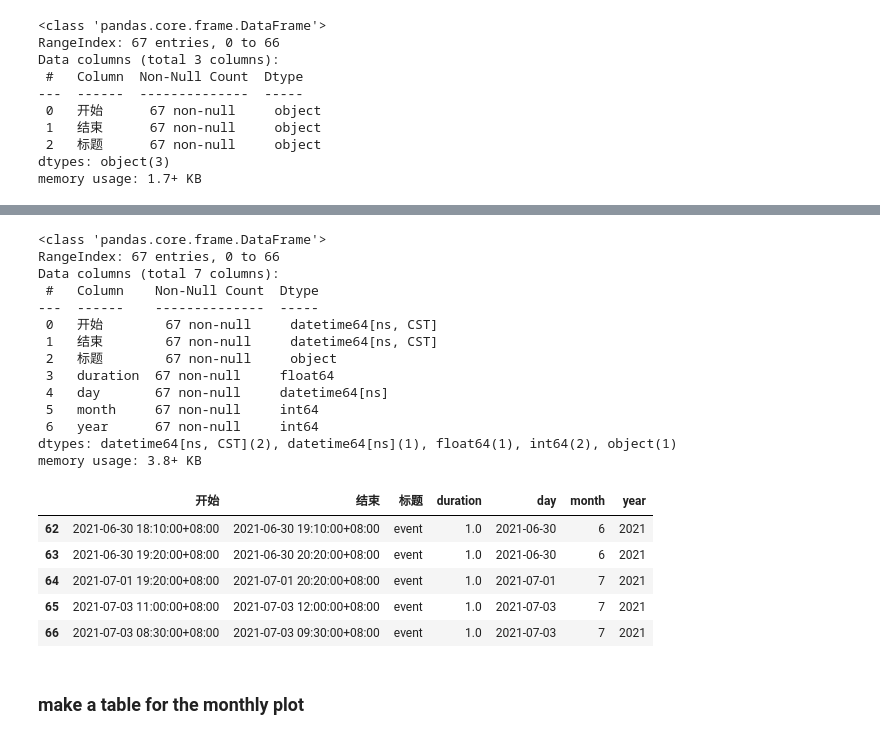
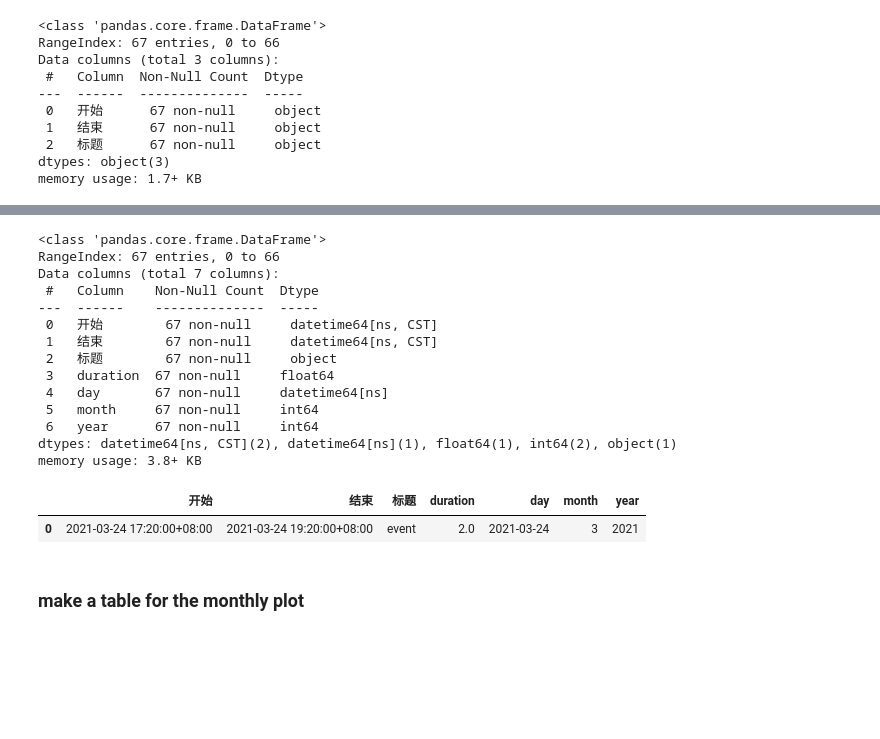
Before and after one commit to placebeyondtheclouds/google_calendar_event_time, a Jupyter notebook: google_cal_event.ipynb, the cells around one changed output, grey strips where cells are left out. Cells and saved outputs as stored; diff of their text form; code cells hidden in the pictures; blank space fills up the shorter version.

```diff
--- a/google_cal_event.ipynb
+++ b/google_cal_event.ipynb
@@ -67,40 +73,34 @@ memory usage: 1.7+ KB
 # %%
 #calculate event duration
 timetable["duration"] = None
 timetable["duration"] = timetable.apply(lambda x: (x["结束"]-x["开始"]).seconds/60/60, axis=1)
 #make columns for parts of the date separately (needed for use in lambda function later)
 timetable["day"] = None
-timetable["day"] = timetable.apply(lambda x: x["结束"].date(), axis=1)
-timetable["day"] = pd.to_datetime(timetable["day"])
+timetable["day"] = timetable.apply(lambda x: x["结束"].date(), axis=1)#make yyyy-mm-dd
+timetable["day"] = pd.to_datetime(timetable["day"])#convert string to date
 timetable["month"] = None
 timetable["month"] = timetable.apply(lambda x: x["结束"].month, axis=1)
 timetable["year"] = None
 timetable["year"] = timetable.apply(lambda x: x["结束"].year, axis=1)
 timetable.info()
+timetable.head(1)
 # %% [output]
 <class 'pandas.core.frame.DataFrame'>
 RangeIndex: 67 entries, 0 to 66
 Data columns (total 7 columns):
  #   Column    Non-Null Count  Dtype
 ---  ------    --------------  -----
  0   开始        67 non-null     datetime64[ns, CST]
  1   结束        67 non-null     datetime64[ns, CST]
  2   标题        67 non-null     object
  3   duration  67 non-null     float64
  4   day       67 non-null     datetime64[ns]
  5   month     67 non-null     int64
  6   year      67 non-null     int64
 dtypes: datetime64[ns, CST](2), datetime64[ns](1), float64(1), int64(2), object(1)
 memory usage: 3.8+ KB
+|  | 开始 | 结束 | 标题 | duration | day | month | year |
+| 0 | 2021-03-24 17:20:00+08:00 | 2021-03-24 19:20:00+08:00 | event | 2.0 | 2021-03-24 | 3 | 2021 |
-# %%
-timetable.tail()
-# %% [output]
-|  | 开始 | 结束 | 标题 | duration | day | month | year |
-| 62 | 2021-06-30 18:10:00+08:00 | 2021-06-30 19:10:00+08:00 | event | 1.0 | 2021-06-30 | 6 | 2021 |
-| 63 | 2021-06-30 19:20:00+08:00 | 2021-06-30 20:20:00+08:00 | event | 1.0 | 2021-06-30 | 6 | 2021 |
-| 64 | 2021-07-01 19:20:00+08:00 | 2021-07-01 20:20:00+08:00 | event | 1.0 | 2021-07-01 | 7 | 2021 |
-| 65 | 2021-07-03 11:00:00+08:00 | 2021-07-03 12:00:00+08:00 | event | 1.0 | 2021-07-03 | 7 | 2021 |
-| 66 | 2021-07-03 08:30:00+08:00 | 2021-07-03 09:30:00+08:00 | event | 1.0 | 2021-07-03 | 7 | 2021 |
 # %% [markdown]
 ### make a table for the monthly plot
 # %%
```
Also changed, not shown: parts of 6 cells of this notebook.
